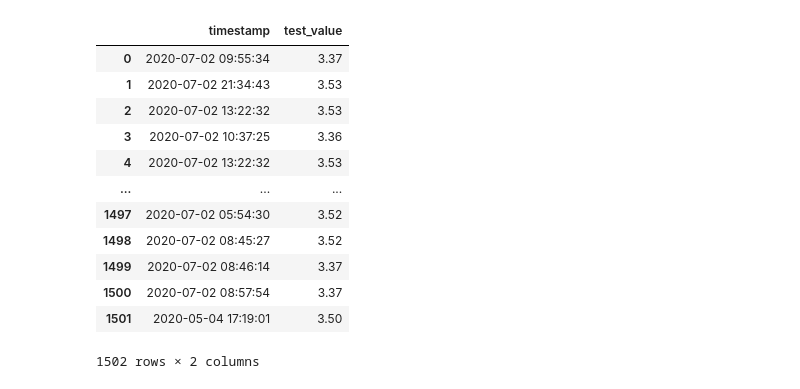
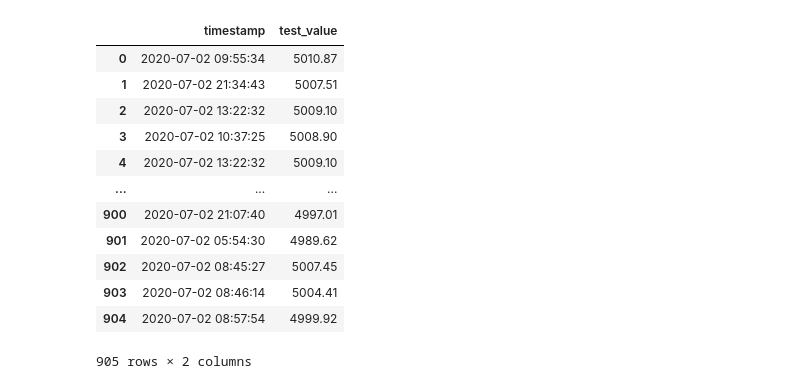
Before and after one commit to nacekoprivec/anomaly-detection, a Jupyter notebook: notebooks/ContinentalExample.ipynb, the cells around one changed output. Saved outputs shown, nothing was run; the diff lists cells and outputs as text; code cells hidden in the pictures.

```diff
--- a/notebooks/ContinentalExample.ipynb
+++ b/notebooks/ContinentalExample.ipynb
@@ -2,21 +2,26 @@
 import pandas as pd
 import plotly.express as px
 # %%
-file_num = 2
+file_num = 49
+
+#30, 1, 2,
 
 df = pd.read_csv("../data/consumer/Continental_data/" + str(file_num) + ".csv")
 display(df)
+
+fig = px.scatter(df,x = 'timestamp', y = 'test_value', color = 'status', title='Continental - ' + str(file_num))
+fig.show()
 # %% [output]
 |  | timestamp | test_value |
-| 0 | 2020-07-02 09:55:34 | 3.37 |
-| 1 | 2020-07-02 21:34:43 | 3.53 |
-| 2 | 2020-07-02 13:22:32 | 3.53 |
-| 3 | 2020-07-02 10:37:25 | 3.36 |
-| 4 | 2020-07-02 13:22:32 | 3.53 |
+| 0 | 2020-07-02 09:55:34 | 5010.87 |
+| 1 | 2020-07-02 21:34:43 | 5007.51 |
+| 2 | 2020-07-02 13:22:32 | 5009.10 |
+| 3 | 2020-07-02 10:37:25 | 5008.90 |
+| 4 | 2020-07-02 13:22:32 | 5009.10 |
 | ... | ... | ... |
-| 1497 | 2020-07-02 05:54:30 | 3.52 |
-| 1498 | 2020-07-02 08:45:27 | 3.52 |
-| 1499 | 2020-07-02 08:46:14 | 3.37 |
-| 1500 | 2020-07-02 08:57:54 | 3.37 |
-| 1501 | 2020-05-04 17:19:01 | 3.50 |
+| 900 | 2020-07-02 21:07:40 | 4997.01 |
+| 901 | 2020-07-02 05:54:30 | 4989.62 |
+| 902 | 2020-07-02 08:45:27 | 5007.45 |
+| 903 | 2020-07-02 08:46:14 | 5004.41 |
+| 904 | 2020-07-02 08:57:54 | 4999.92 |
-1502 rows × 2 columns
+905 rows × 2 columns
```
Also changed, not shown: parts of 6 cells of this notebook, 10 other files.
